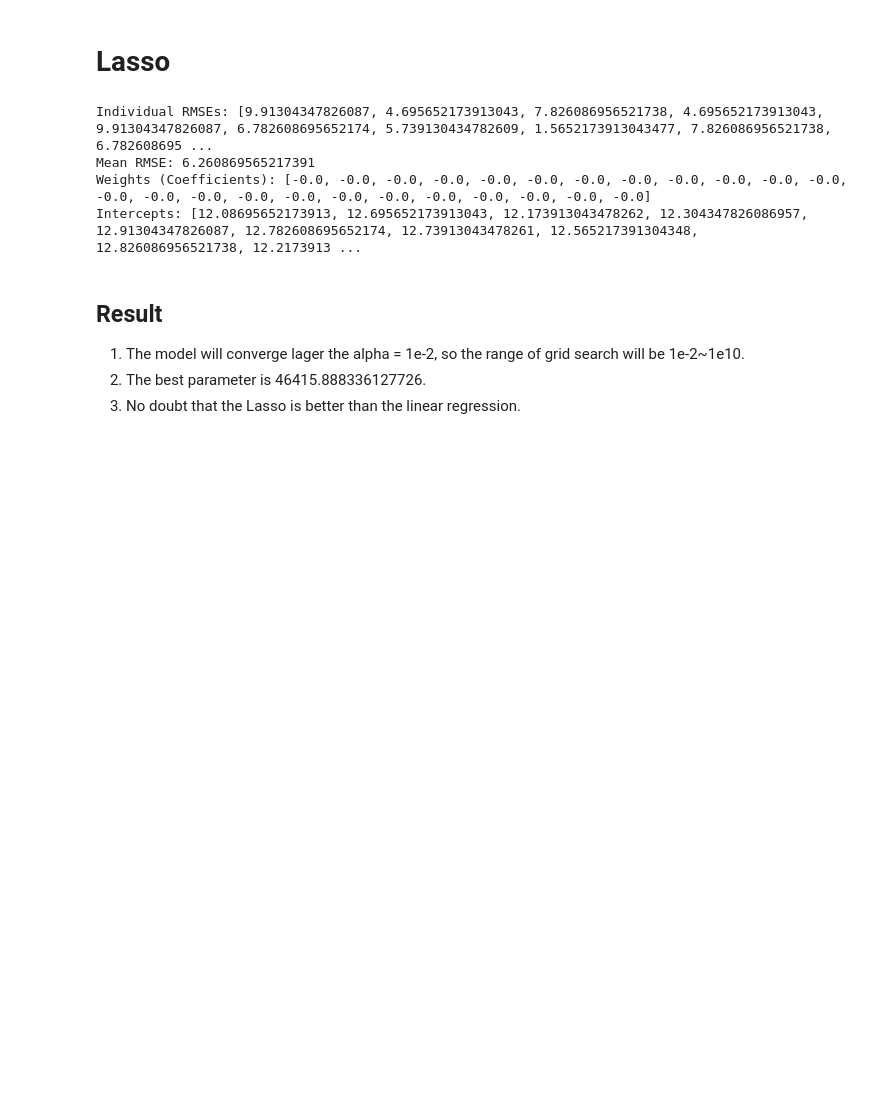
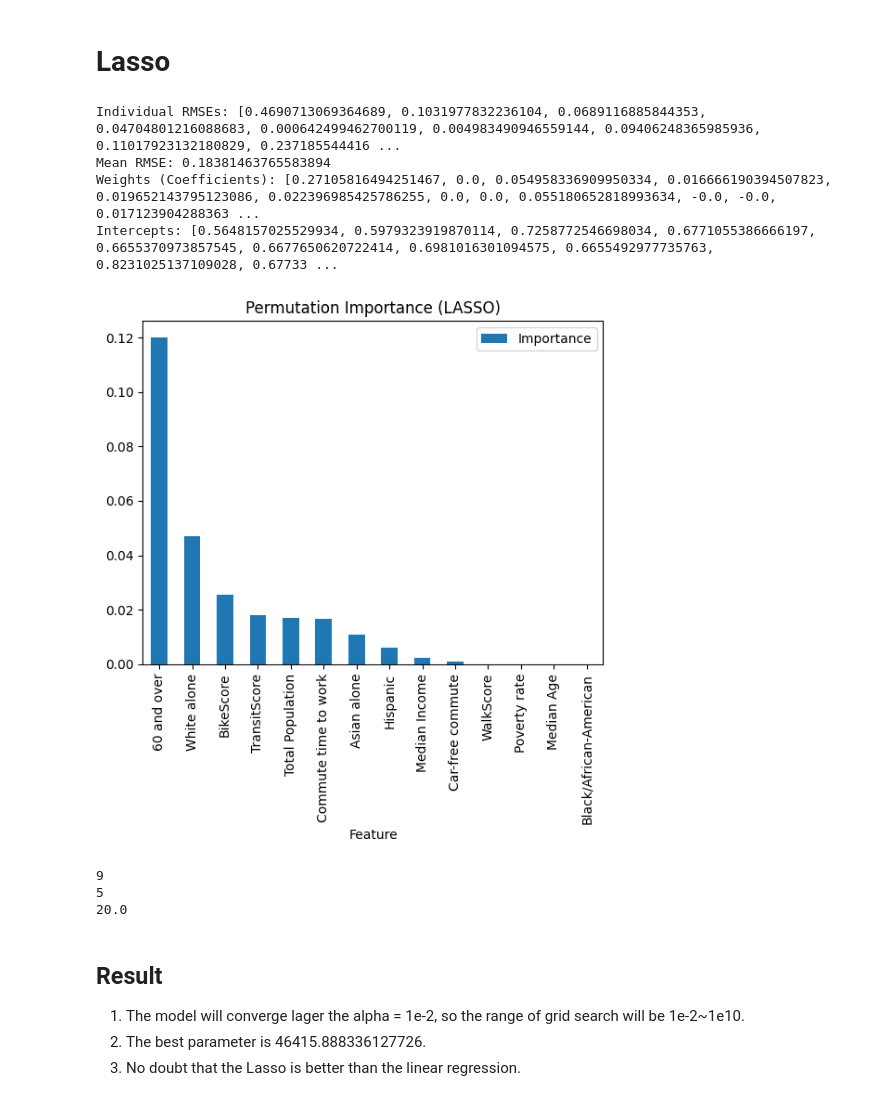
Before and after one commit to R-Yin-217/DS4420_ML-DM2_CourseProject, a Jupyter notebook: Classic_Model.ipynb, the cells around one changed output. Saved outputs shown, nothing was run; the diff lists cells and outputs as text; code cells hidden in the pictures; blank space fills up the shorter version.

```diff
--- a/Classic_Model.ipynb
+++ b/Classic_Model.ipynb
@@ -22,5 +21,18 @@ print(val.shape)
+# %%
+#Normalizeation
+from sklearn.preprocessing import MinMaxScaler
+
+scaler = MinMaxScaler()
+
+numerical_columns = df.select_dtypes(include=['float64', 'int64']).columns
+df[numerical_columns] = scaler.fit_transform(df[numerical_columns])
+
+numerical_columns = val.select_dtypes(include=['float64', 'int64']).columns
+val[numerical_columns] = scaler.fit_transform(val[numerical_columns])
 # %%
 X = df.drop(columns = ['SentimentScore'])
-y = df['SentimentScore'].rank(ascending=False, method='min')
+y = df['SentimentScore']
+y = np.array(y)
 X_val = val.drop(columns = ['SentimentScore'])
+y_ref = val['SentimentScore']
 y_val = val['SentimentScore'].rank(ascending=False, method='min')
@@ -45,7 +81,7 @@ intercepts = []
 for train_index, test_index in loo.split(X):
     # split the data
     X_train, X_test = X.iloc[train_index], X.iloc[test_index]
-    y_train, y_test = y.iloc[train_index], y.iloc[test_index]
+    y_train, y_test = y[train_index], y[test_index]
 
     # learn the model
     model.fit(X_train, y_train)
@@ -83,10 +125,10 @@ loo = LeaveOneOut()
 
 # define model
 from sklearn.linear_model import Lasso
-model = Lasso(alpha=46415.888336127726)
+model = Lasso(alpha=1e-3)
 
 ## set the grid search
-#param_grid = {'alpha': np.logspace(-10, -4, 10)}  # alphaの値を0.001から10まで対数スケールで探索
+#param_grid = {'alpha': np.logspace(-2, 1, 10)}  # alphaの値を0.001から10まで対数スケールで探索
 #lasso = Lasso()
 #
 ## use MSE as the evaluation score
@@ -116,7 +158,7 @@ intercepts = []
 for train_index, test_index in loo.split(X):
     # split the data
     X_train, X_test = X.iloc[train_index], X.iloc[test_index]
-    y_train, y_test = y.iloc[train_index], y.iloc[test_index]
+    y_train, y_test = y[train_index], y[test_index]
 
     # learn the model
     model.fit(X_train, y_train)
@@ -139,10 +181,30 @@ print(f"Mean RMSE: {mean_rmse}")
 print(f"Weights (Coefficients): {weights}")
 print(f"Intercepts: {intercepts}")
 # %% [output]
-Individual RMSEs: [9.91304347826087, 4.695652173913043, 7.826086956521738, 4.695652173913043, 9.91304347826087, 6.782608695652174, 5.739130434782609, 1.5652173913043477, 7.826086956521738, 6.782608695 ...
-Mean RMSE: 6.260869565217391
-Weights (Coefficients): [-0.0, -0.0, -0.0, -0.0, -0.0, -0.0, -0.0, -0.0, -0.0, -0.0, -0.0, -0.0, -0.0, -0.0, -0.0, -0.0, -0.0, -0.0, -0.0, -0.0, -0.0, -0.0, -0.0, -0.0]
-Intercepts: [12.08695652173913, 12.695652173913043, 12.173913043478262, 12.304347826086957, 12.91304347826087, 12.782608695652174, 12.73913043478261, 12.565217391304348, 12.826086956521738, 12.2173913 ...
+Individual RMSEs: [0.4690713069364689, 0.1031977832236104, 0.0689116885844353, 0.04704801216088683, 0.000642499462700119, 0.004983490946559144, 0.09406248365985936, 0.11017923132180829, 0.237185544416 ...
+Mean RMSE: 0.18381463765583894
+Weights (Coefficients): [0.27105816494251467, 0.0, 0.054958336909950334, 0.016666190394507823, 0.019652143795123086, 0.022396985425786255, 0.0, 0.0, 0.055180652818993634, -0.0, -0.0, 0.017123904288363 ...
+Intercepts: [0.5648157025529934, 0.5979323919870114, 0.7258772546698034, 0.6771055386666197, 0.6655370973857545, 0.6677650620722414, 0.6981016301094575, 0.6655492977735763, 0.8231025137109028, 0.67733 ...
+# %%
+from sklearn.inspection import permutation_importance
+
+lasso_importance = permutation_importance(model, X, y, scoring="neg_root_mean_squared_error")
+
+LASSO_df = pd.DataFrame({
+    "Feature": X.columns,
+    "Importance": lasso_importance.importances_mean
+})
+LASSO_df.sort_values(by="Importance", ascending=False).plot(x="Feature", y="Importance", kind="bar", title="Permutation Importance (LASSO)")
+plt.show()
+# %% [output]
+[figure, added]
+# %%
+y_pred_la = model.predict(X_val)
+print(evaluate(rank(y_pred_la)))
+# %% [output]
+9
+5
+20.0
 # %% [markdown]
 ## Result
 1. The model will converge lager the alpha = 1e-2, so the range of grid search will be 1e-2~1e10.
```
Also changed, not shown: parts of 26 cells of this notebook, 6 other files.
